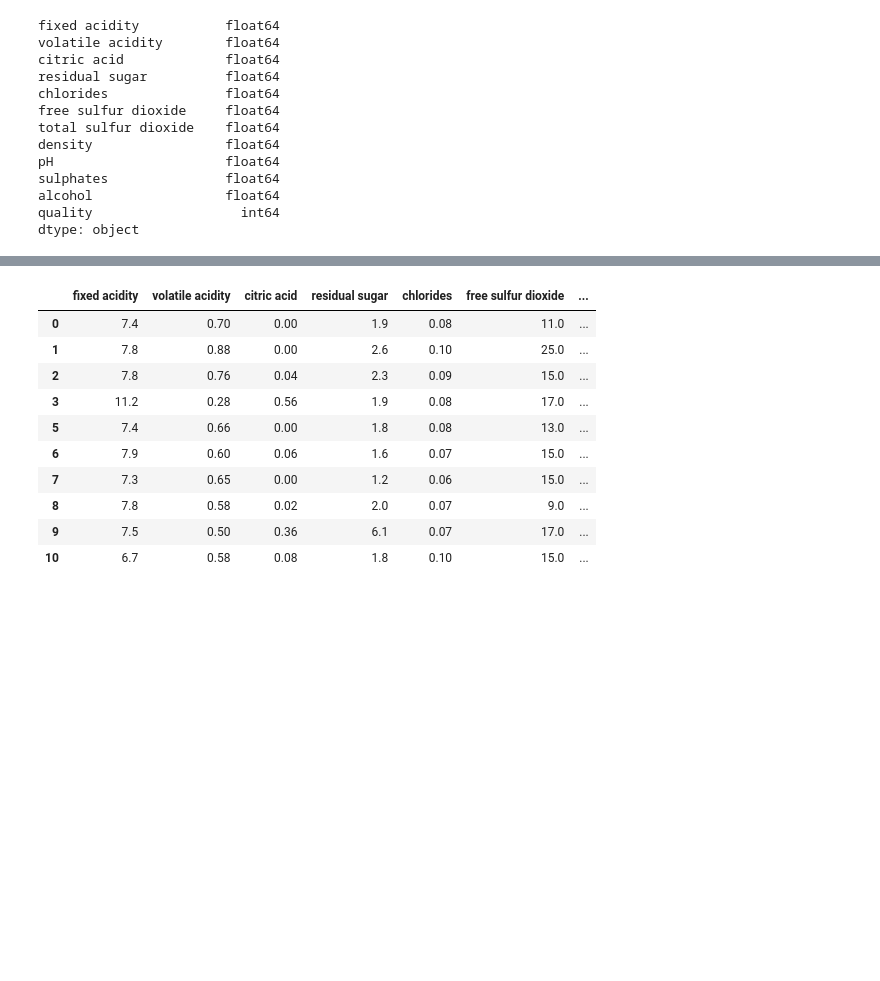
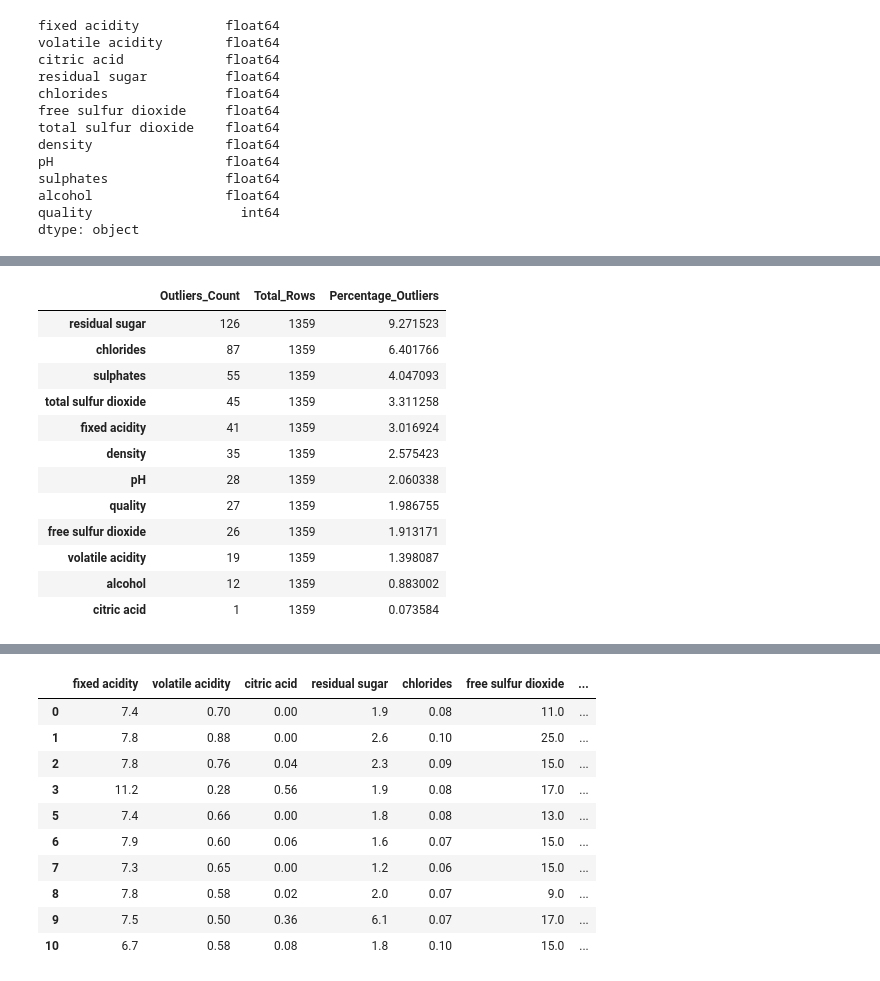
Before and after one commit to Yogurt01/Programming_DataScience_G22, a Jupyter notebook: Source_codes/Data Exploration & Data Preprocessing.ipynb, the cells around one changed output, grey strips where cells are left out. Drawn from its saved outputs; the diff is of its cells as text; code cells hidden in the pictures; blank space fills up the shorter version.

```diff
--- a/Source_codes/Data Exploration & Data Preprocessing.ipynb
+++ b/Source_codes/Data Exploration & Data Preprocessing.ipynb
@@ -146,0 +151,34 @@ dtype: object
+# %%
+# Select numeric columns
+numeric_columns = red_wine_quality_df.select_dtypes(include='number')
+
+# Calculate Q1, Q3, and IQR for each numeric column
+Q1 = numeric_columns.quantile(0.25)
+Q3 = numeric_columns.quantile(0.75)
+IQR = Q3 - Q1
+
+# Identify outliers: values outside [Q1 - 1.5*IQR, Q3 + 1.5*IQR]
+outliers = ((numeric_columns < (Q1 - 1.5 * IQR)) | (numeric_columns > (Q3 + 1.5 * IQR))).sum()
+
+# Summarize the results
+outliers_summary = pd.DataFrame({
+    'Outliers_Count': outliers,
+    'Total_Rows': len(numeric_columns),
+    'Percentage_Outliers': (outliers / len(numeric_columns)) * 100
+}).sort_values(by='Outliers_Count', ascending=False)
+
+outliers_summary
+# %% [output]
+|  | Outliers_Count | Total_Rows | Percentage_Outliers |
+| residual sugar | 126 | 1359 | 9.271523 |
+| chlorides | 87 | 1359 | 6.401766 |
+| sulphates | 55 | 1359 | 4.047093 |
+| total sulfur dioxide | 45 | 1359 | 3.311258 |
+| fixed acidity | 41 | 1359 | 3.016924 |
+| density | 35 | 1359 | 2.575423 |
+| pH | 28 | 1359 | 2.060338 |
+| quality | 27 | 1359 | 1.986755 |
+| free sulfur dioxide | 26 | 1359 | 1.913171 |
+| volatile acidity | 19 | 1359 | 1.398087 |
+| alcohol | 12 | 1359 | 0.883002 |
+| citric acid | 1 | 1359 | 0.073584 |
```
Also changed, not shown: parts of 5 cells of this notebook, 1 other file.
